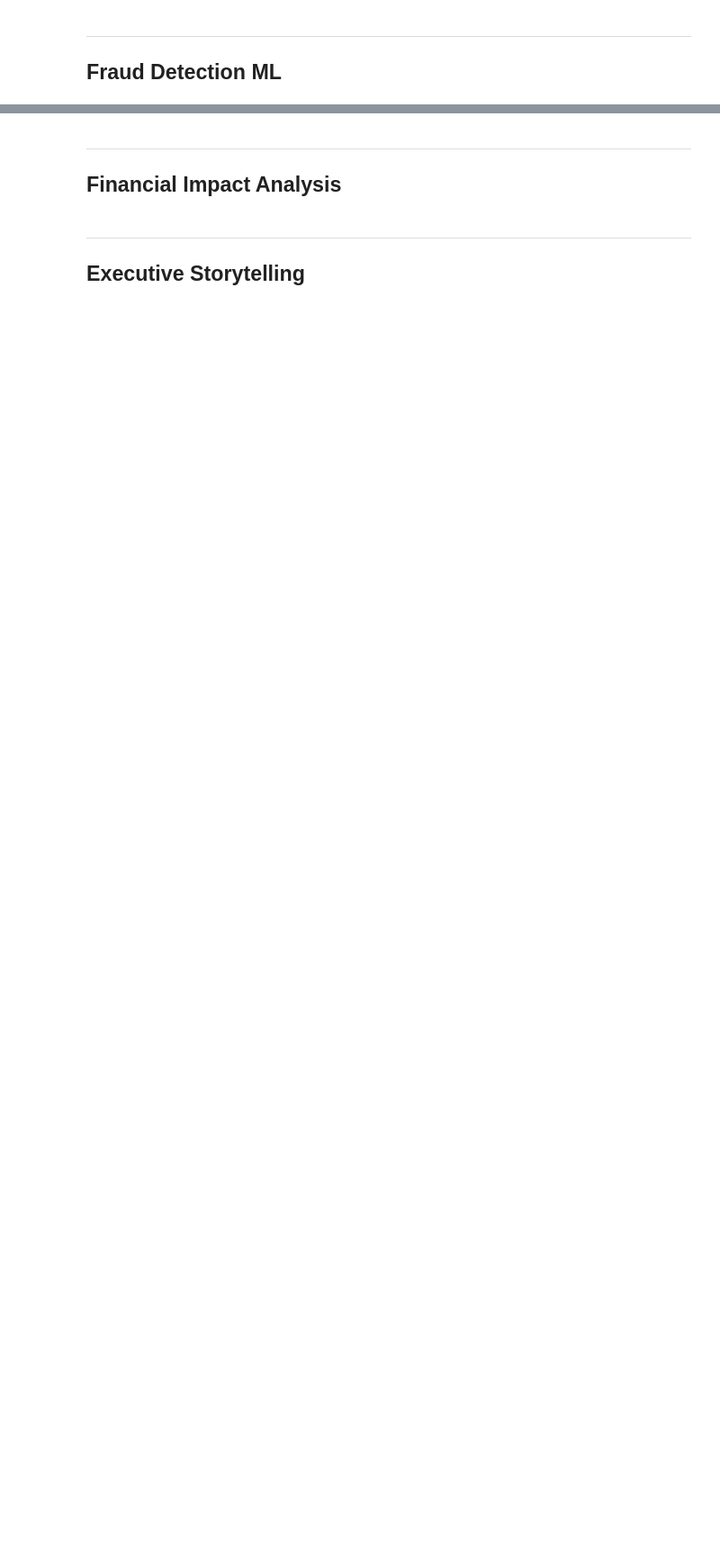
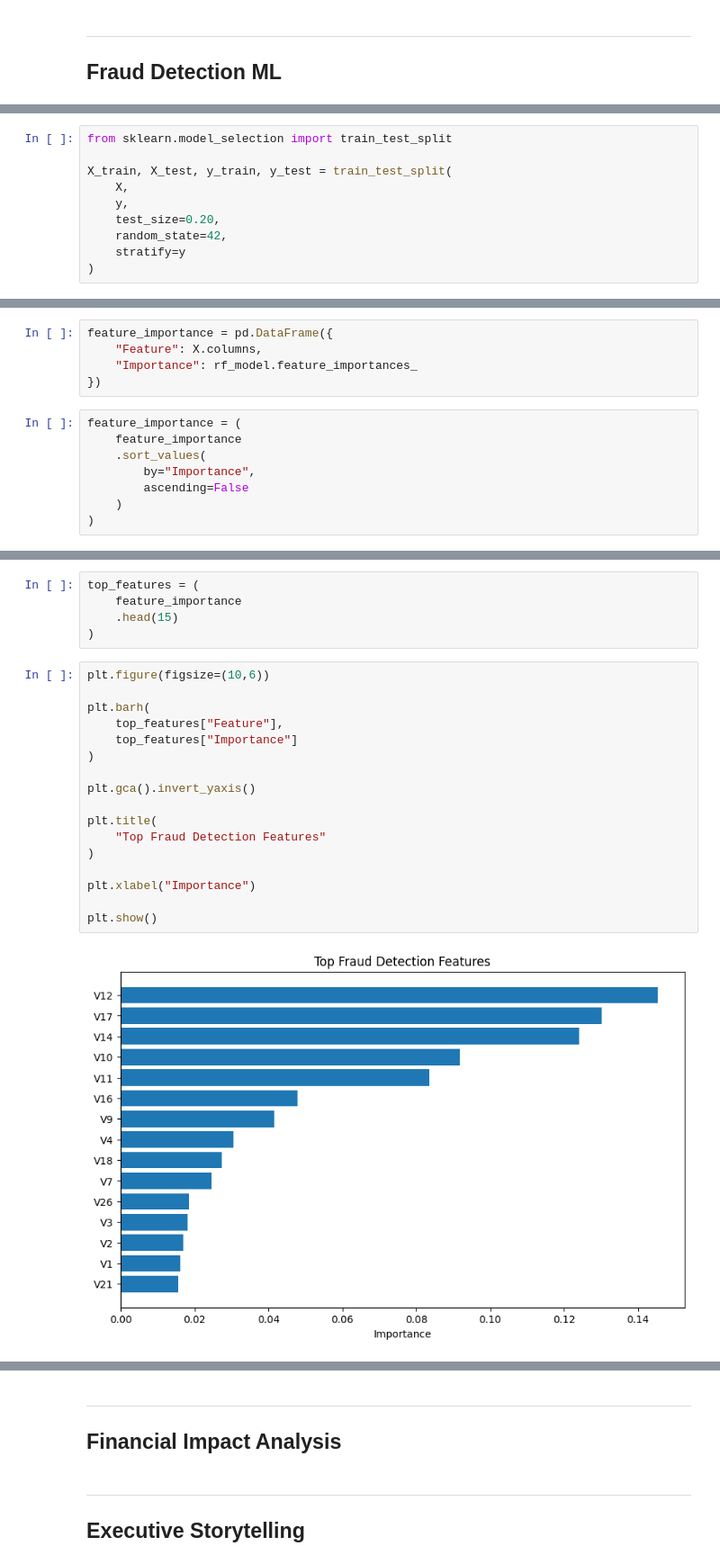
Before and after one commit to KHARCHISalahEddine/data-analysis-portfolio, a Jupyter notebook: projects/securebank-risk-intelligence/notebooks/01_fraud_eda.ipynb, the cells around one changed output, grey strips where cells are left out. Shown at 90% size. Drawn from its saved outputs; the diff is of its cells as text; blank space fills up the shorter version.

```diff
--- a/projects/securebank-risk-intelligence/notebooks/01_fraud_eda.ipynb
+++ b/projects/securebank-risk-intelligence/notebooks/01_fraud_eda.ipynb
@@ -677,0 +744,10 @@ plt.show()
+# %%
+from sklearn.model_selection import train_test_split
+
+X_train, X_test, y_train, y_test = train_test_split(
+    X,
+    y,
+    test_size=0.20,
+    random_state=42,
+    stratify=y
+)
@@ -677,0 +897,13 @@ plt.show()
+# %%
+feature_importance = pd.DataFrame({
+    "Feature": X.columns,
+    "Importance": rf_model.feature_importances_
+})
+# %%
+feature_importance = (
+    feature_importance
+    .sort_values(
+        by="Importance",
+        ascending=False
+    )
+)
@@ -677,0 +931,24 @@ plt.show()
+# %%
+top_features = (
+    feature_importance
+    .head(15)
+)
+# %%
+plt.figure(figsize=(10,6))
+
+plt.barh(
+    top_features["Feature"],
+    top_features["Importance"]
+)
+
+plt.gca().invert_yaxis()
+
+plt.title(
+    "Top Fraud Detection Features"
+)
+
+plt.xlabel("Importance")
+
+plt.show()
+# %% [output]
+[figure, added]
```
Also changed, not shown: parts of 61 cells of this notebook.
